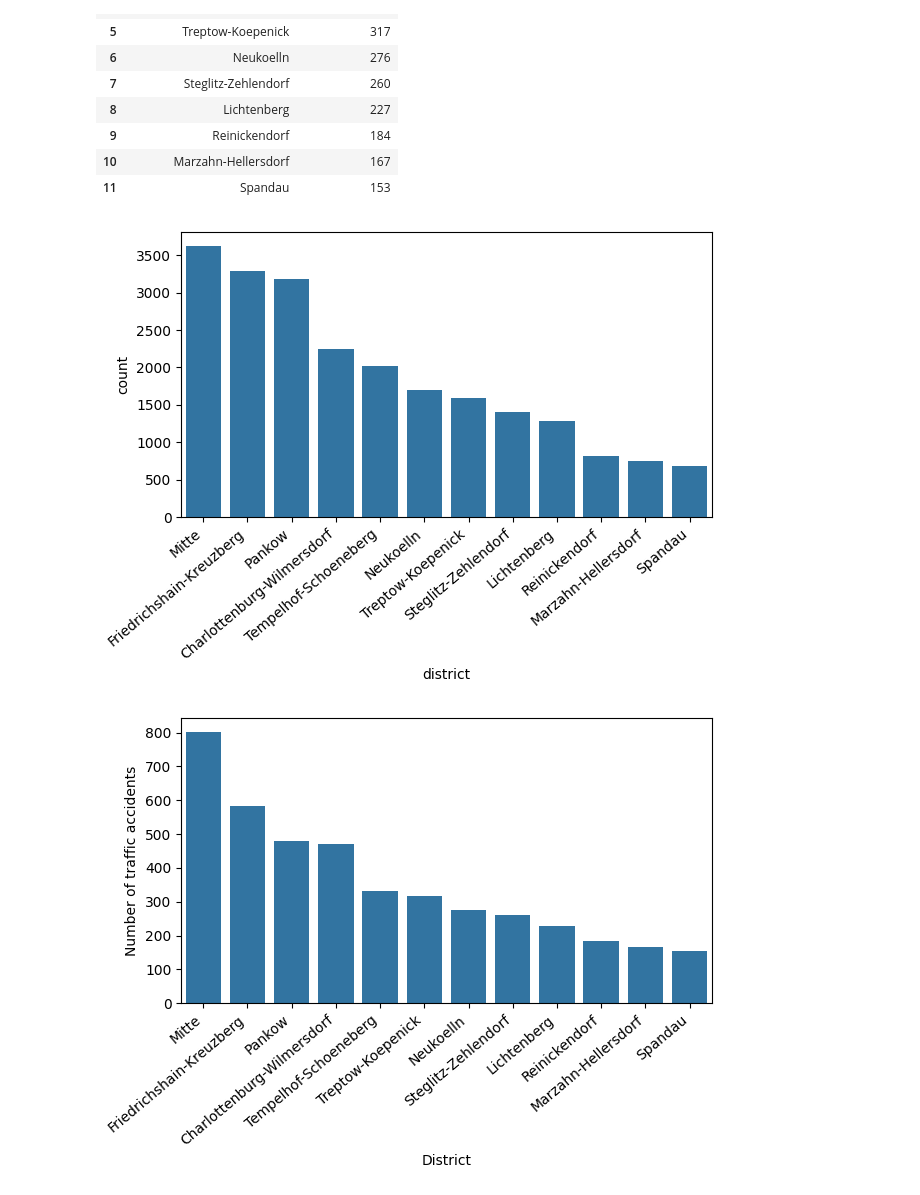
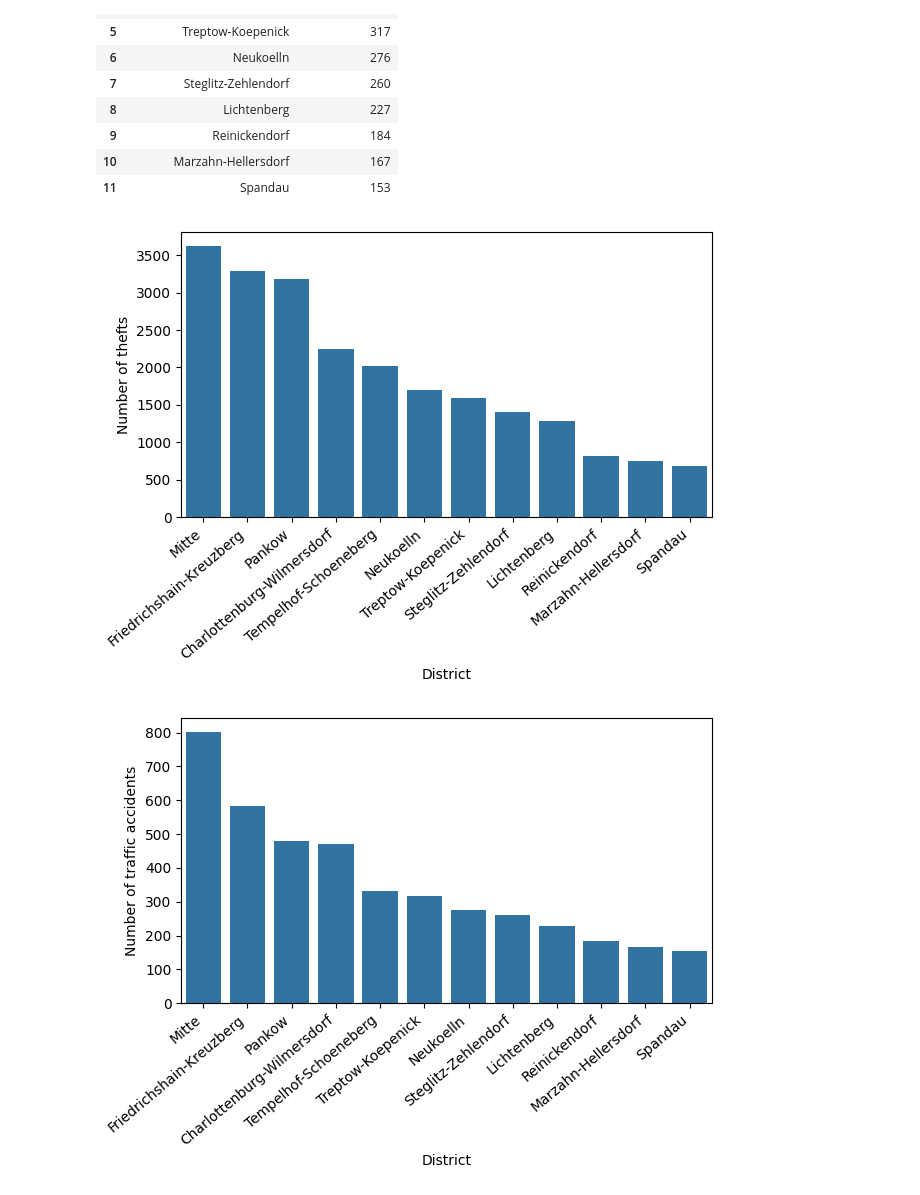
Before and after one commit to Dani-Yana/mid_project, a Jupyter notebook: notebooks/EDA.ipynb, the cells around one changed output. Cells and saved outputs as stored; diff of their text form; code cells hidden in the pictures.

Commit message:
added plot files, images, slides, README.md, created requirements files

```diff
--- a/notebooks/EDA.ipynb
+++ b/notebooks/EDA.ipynb
@@ -5,5 +5,5 @@ import matplotlib.pyplot as plt
 import seaborn as sns
 %matplotlib inline
 # %%
-data1 = pd.read_csv('C:\\Users\\Win10 Pro x64\\Documents\\Data_Weiterbildung\\IronHack\\Week_5\\Mid_bootcamp_project\\data\\clean\\theft_stats_clean.csv', sep=";")
+data1 = pd.read_csv('..\\data\\clean\\theft_stats_clean.csv', sep=";")
 # %%
@@ -87,11 +87,14 @@ accident_per_district
 # %%
 fig, ax = plt.subplots()
 sns.countplot(x="district", data=data1, order = data1['district'].value_counts().index, ax = ax)
 ax.set_xticklabels(ax.get_xticklabels(), rotation=40, ha="right")
+ax.set_xlabel("District")
+ax.set_ylabel("Number of thefts")
 plt.tight_layout()
+plt.savefig("..\\pictures\\Num_thefts_per_district.png")
 plt.show()
 # %% [output]
-[figure, old version]
+[figure, new version]
 # %%
 ax = sns.countplot(x="district", data=data2, order = data2['district'].value_counts().index)
 
```
Also changed, not shown: parts of 9 cells of this notebook, 25 other files.
